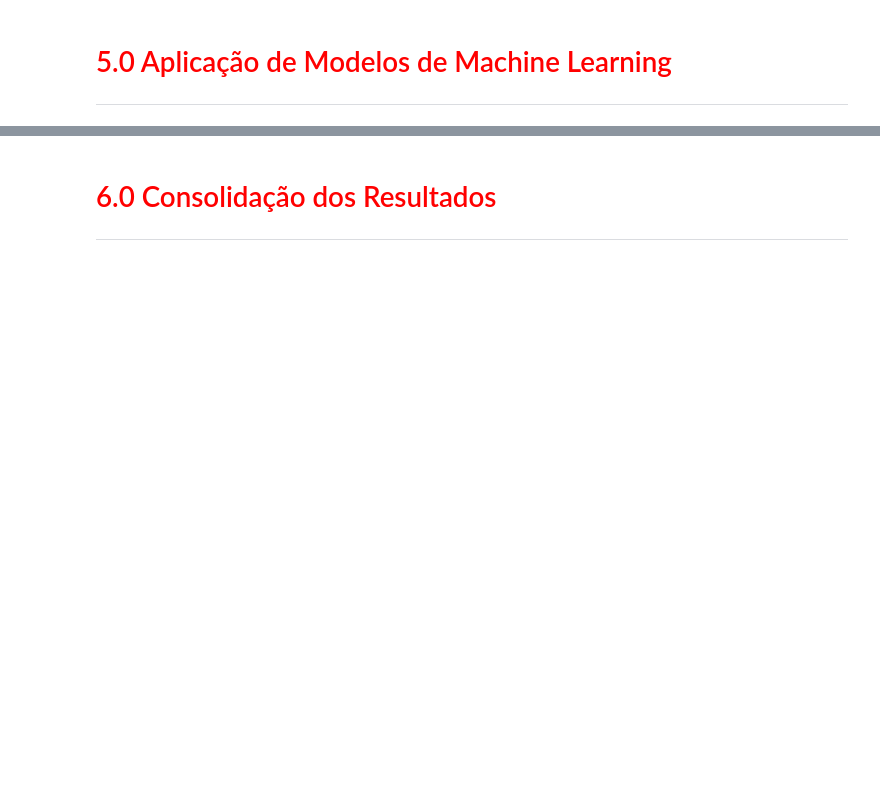
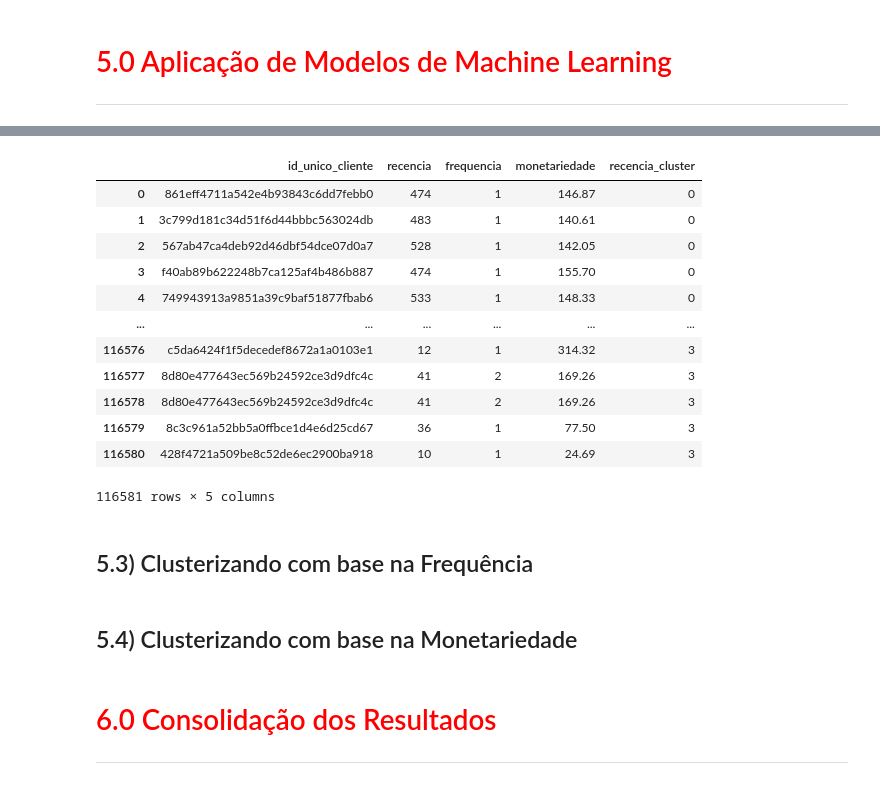
Before and after one commit to leonardovargas10/Modelo_Segmentacao_Clientes, a Jupyter notebook: segmentacao_clientes_marketing.ipynb, the cells around one changed output, grey strips where cells are left out. Saved outputs shown, nothing was run; the diff lists cells and outputs as text; code cells hidden in the pictures; blank space fills up the shorter version.

```diff
--- a/segmentacao_clientes_marketing.ipynb
+++ b/segmentacao_clientes_marketing.ipynb
@@ -866,0 +898,15 @@ df_refined.head()
+# %%
+def kmeans_esc(data, features , n_clusters):
+
+    scaler = StandardScaler()
+    padronizado = scaler.fit_transform(data[features])
+
+    kmeans = KMeans(n_clusters = n_clusters, init = 'k-means++', random_state = 42, max_iter = 300)
+    kmeans = kmeans.fit(padronizado)
+
+    clusters = kmeans.labels_ # Clusters para cada um dos registros
+
+    return clusters
+# %%
+df_rfm['recencia_cluster'] = kmeans_esc(df_rfm, ['recencia'], 4)
+df_rfm.head()
@@ -866,0 +920,5 @@ df_refined.head()
+# %%
+media_cluster_recencia = df_rfm.groupby('recencia_cluster')['recencia'].mean().reset_index()
+score_cluster_recencia = media_cluster_recencia.sort_values(by = 'recencia', ascending = False)
+score_cluster_recencia['index'] = media_cluster_recencia.index
+score_cluster_recencia
@@ -867,3 +931,27 @@ df_refined.head()
+# %%
+df_rfm = df_rfm.merge(score_cluster_recencia[['recencia_cluster', 'index']], on = 'recencia_cluster', how = 'inner')
+df_rfm.drop('recencia_cluster', axis = 1, inplace = True)
+df_rfm.rename({'index':'recencia_cluster'}, axis = 1, inplace = True)
+# %%
+df_rfm
+# %% [output]
+|  | id_unico_cliente | recencia | frequencia | monetariedade | recencia_cluster |
+| 0 | 861eff4711a542e4b93843c6dd7febb0 | 474 | 1 | 146.87 | 0 |
+| 1 | 3c799d181c34d51f6d44bbbc563024db | 483 | 1 | 140.61 | 0 |
+| 2 | 567ab47ca4deb92d46dbf54dce07d0a7 | 528 | 1 | 142.05 | 0 |
+| 3 | f40ab89b622248b7ca125af4b486b887 | 474 | 1 | 155.70 | 0 |
+| 4 | 749943913a9851a39c9baf51877fbab6 | 533 | 1 | 148.33 | 0 |
+| ... | ... | ... | ... | ... | ... |
+| 116576 | c5da6424f1f5decedef8672a1a0103e1 | 12 | 1 | 314.32 | 3 |
+| 116577 | 8d80e477643ec569b24592ce3d9dfc4c | 41 | 2 | 169.26 | 3 |
+| 116578 | 8d80e477643ec569b24592ce3d9dfc4c | 41 | 2 | 169.26 | 3 |
+| 116579 | 8c3c961a52bb5a0ffbce1d4e6d25cd67 | 36 | 1 | 77.50 | 3 |
+| 116580 | 428f4721a509be8c52de6ec2900ba918 | 10 | 1 | 24.69 | 3 |
+116581 rows × 5 columns
+# %% [markdown]
+## 5.3) Clusterizando com base na Frequência
+# %% [markdown]
+## 5.4) Clusterizando com base na Monetariedade
 # %% [markdown]
 # <font color='red' style='font-size: 40px;'> 6.0 Consolidação dos Resultados </font>
 <hr style='border: 2px solid red;'>
```
Also changed, not shown: parts of 17 cells of this notebook.
